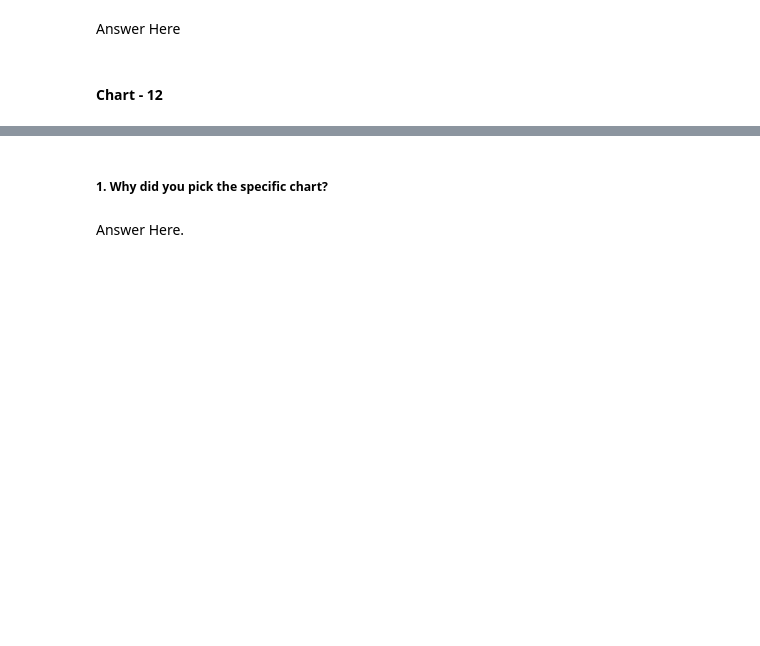
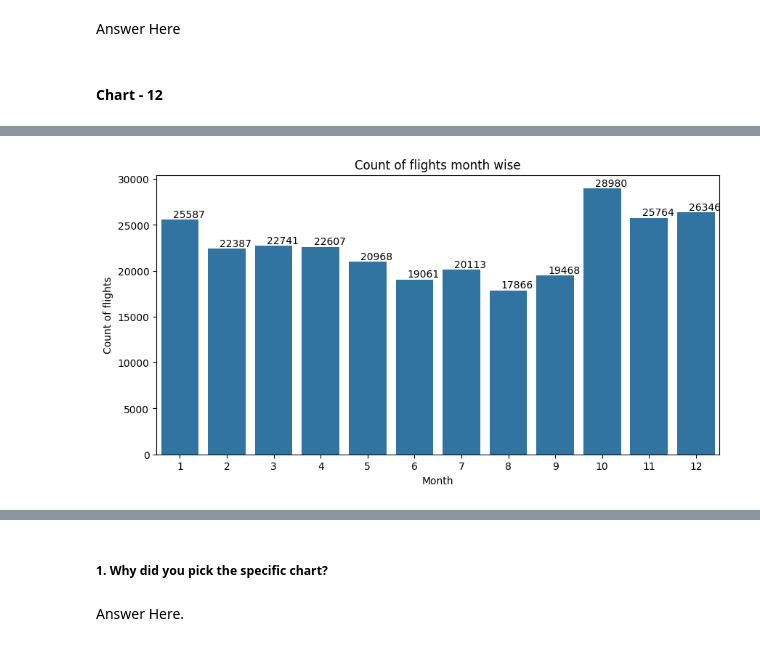
Before and after one commit to Navjotkhatri/Productionization_of_ML_Systems_in_Travel_Industry, a Jupyter notebook: Productionization_of_ML_Systems.ipynb, the cells around one changed output, grey strips where cells are left out. Cells and saved outputs as stored; diff of their text form; code cells hidden in the pictures; blank space fills up the shorter version.

```diff
--- a/Productionization_of_ML_Systems.ipynb
+++ b/Productionization_of_ML_Systems.ipynb
@@ -922,0 +930,3 @@ Answer Here
+# %%
+flights_df["Journey_month"] = flights_df['date'].str.split('/').str[0].astype(int)
+flights_df["Journey_day"] = flights_df['date'].str.split('/').str[1].astype(int)
@@ -922,0 +942,12 @@ Answer Here
+# %%
+# Chart - 12 visualization code
+plt.figure(figsize = (10, 5))
+plt.title('Count of flights month wise')
+ax=sns.countplot(x = 'Journey_month', data = flights_df)
+plt.xlabel('Month')
+plt.ylabel('Count of flights')
+for p in ax.patches:
+    ax.annotate(int(p.get_height()), (p.get_x()+0.25, p.get_height()+1), va='bottom', color= 'black')
+plt.show()
+# %% [output]
+[figure, added]
```
Also changed, not shown: parts of 8 cells of this notebook.
